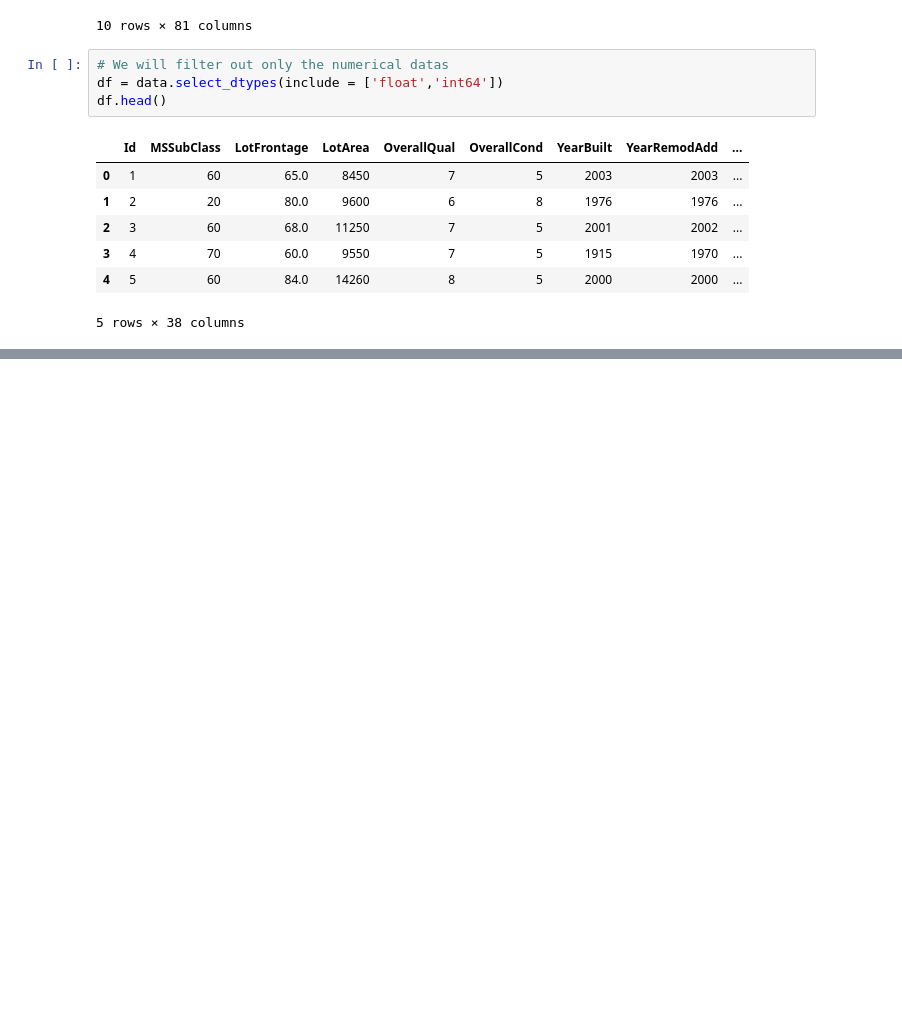
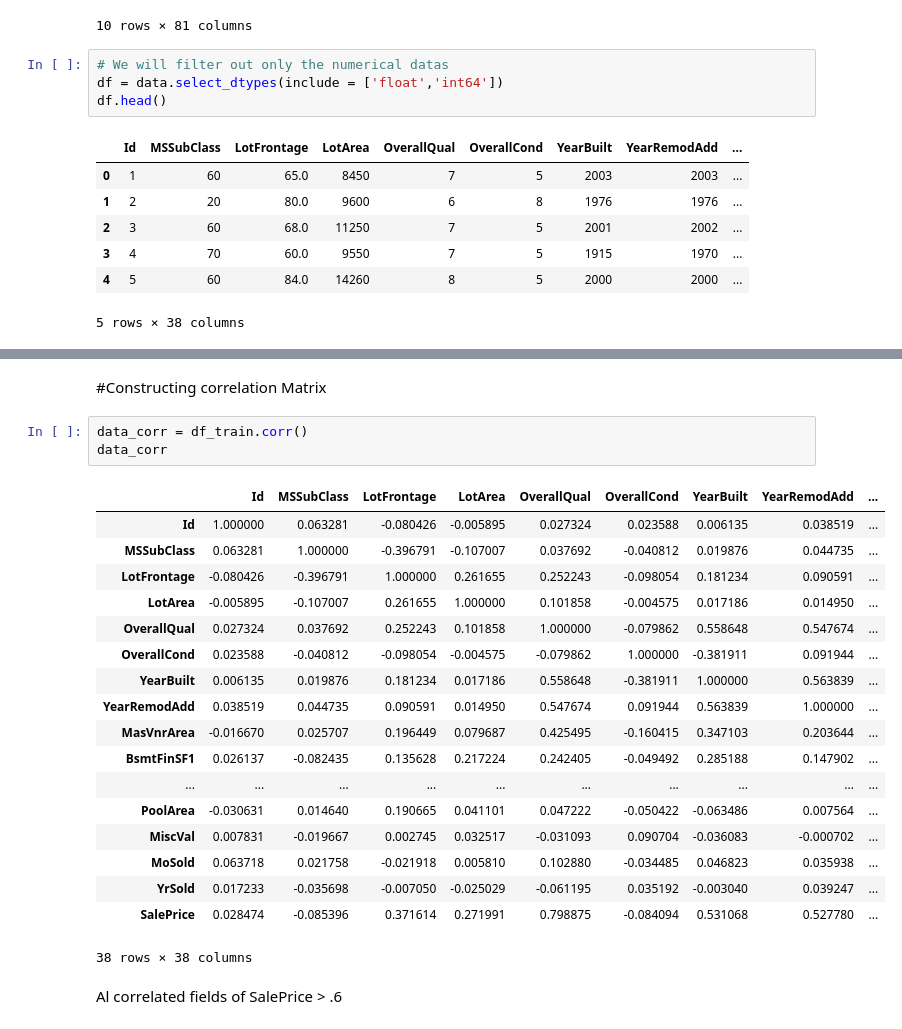
Before and after one commit to kigit2017/Houe-price-prediction, a Jupyter notebook: Linear_Regression.ipynb, the cells around one changed output, grey strips where cells are left out. Drawn from its saved outputs; the diff is of its cells as text; blank space fills up the shorter version.

```diff
--- a/Linear_Regression.ipynb
+++ b/Linear_Regression.ipynb
@@ -206,0 +285,26 @@ df.head()
+# %% [markdown]
+#Constructing correlation Matrix
+# %%
+data_corr = df_train.corr()
+data_corr
+# %% [output]
+|  | Id | MSSubClass | LotFrontage | LotArea | OverallQual | OverallCond | YearBuilt | YearRemodAdd | ... |
+| Id | 1.000000 | 0.063281 | -0.080426 | -0.005895 | 0.027324 | 0.023588 | 0.006135 | 0.038519 | ... |
+| MSSubClass | 0.063281 | 1.000000 | -0.396791 | -0.107007 | 0.037692 | -0.040812 | 0.019876 | 0.044735 | ... |
+| LotFrontage | -0.080426 | -0.396791 | 1.000000 | 0.261655 | 0.252243 | -0.098054 | 0.181234 | 0.090591 | ... |
+| LotArea | -0.005895 | -0.107007 | 0.261655 | 1.000000 | 0.101858 | -0.004575 | 0.017186 | 0.014950 | ... |
+| OverallQual | 0.027324 | 0.037692 | 0.252243 | 0.101858 | 1.000000 | -0.079862 | 0.558648 | 0.547674 | ... |
+| OverallCond | 0.023588 | -0.040812 | -0.098054 | -0.004575 | -0.079862 | 1.000000 | -0.381911 | 0.091944 | ... |
+| YearBuilt | 0.006135 | 0.019876 | 0.181234 | 0.017186 | 0.558648 | -0.381911 | 1.000000 | 0.563839 | ... |
+| YearRemodAdd | 0.038519 | 0.044735 | 0.090591 | 0.014950 | 0.547674 | 0.091944 | 0.563839 | 1.000000 | ... |
+| MasVnrArea | -0.016670 | 0.025707 | 0.196449 | 0.079687 | 0.425495 | -0.160415 | 0.347103 | 0.203644 | ... |
+| BsmtFinSF1 | 0.026137 | -0.082435 | 0.135628 | 0.217224 | 0.242405 | -0.049492 | 0.285188 | 0.147902 | ... |
+| ... | ... | ... | ... | ... | ... | ... | ... | ... | ... |
+| PoolArea | -0.030631 | 0.014640 | 0.190665 | 0.041101 | 0.047222 | -0.050422 | -0.063486 | 0.007564 | ... |
+| MiscVal | 0.007831 | -0.019667 | 0.002745 | 0.032517 | -0.031093 | 0.090704 | -0.036083 | -0.000702 | ... |
+| MoSold | 0.063718 | 0.021758 | -0.021918 | 0.005810 | 0.102880 | -0.034485 | 0.046823 | 0.035938 | ... |
+| YrSold | 0.017233 | -0.035698 | -0.007050 | -0.025029 | -0.061195 | 0.035192 | -0.003040 | 0.039247 | ... |
+| SalePrice | 0.028474 | -0.085396 | 0.371614 | 0.271991 | 0.798875 | -0.084094 | 0.531068 | 0.527780 | ... |
+38 rows × 38 columns
+# %% [markdown]
+Al correlated fields of SalePrice > .6
```
Also changed, not shown: parts of 20 cells of this notebook.
